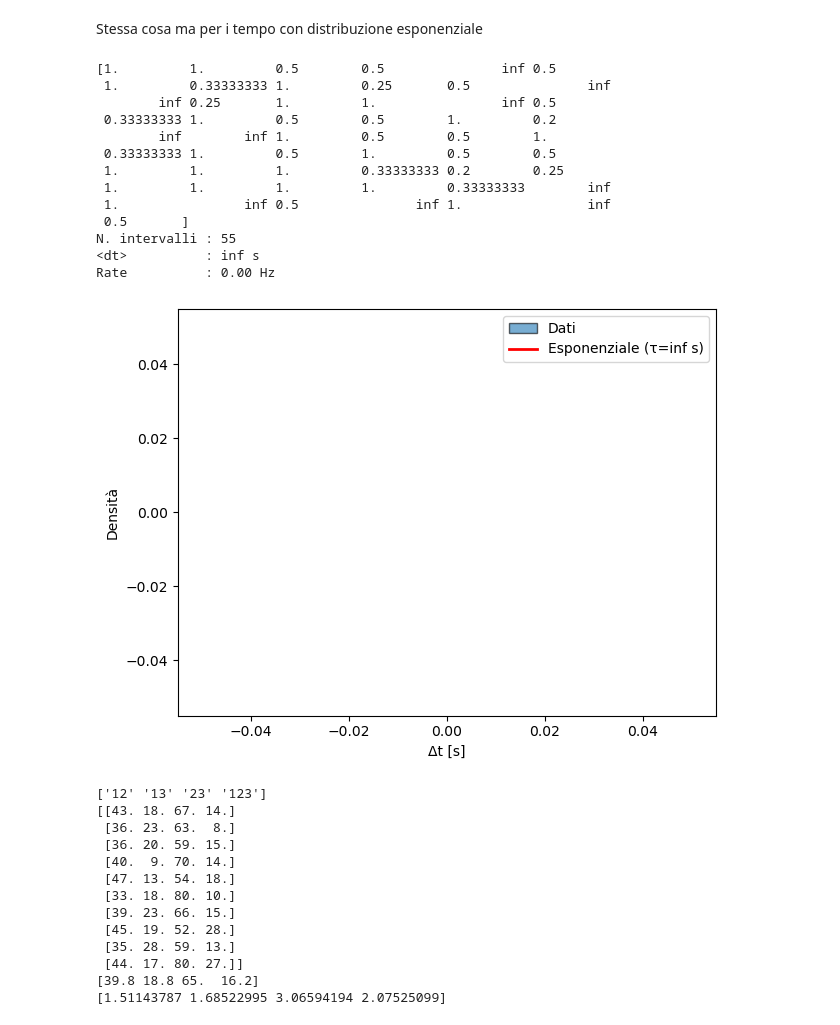
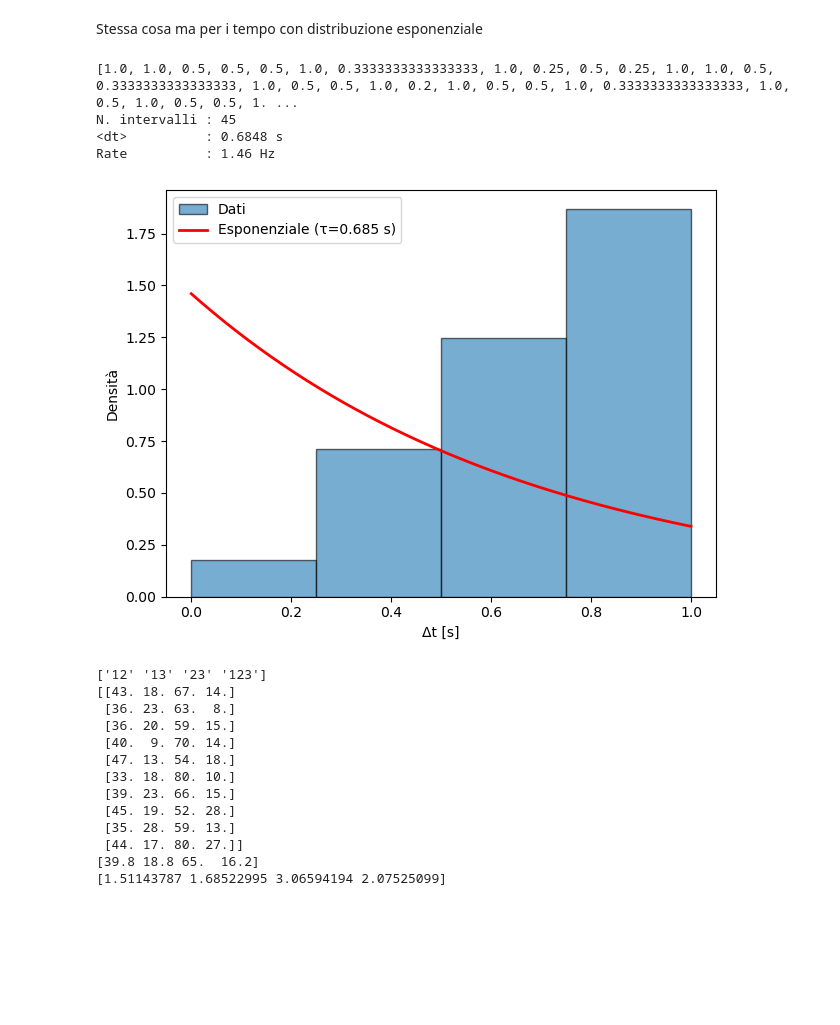
Before and after one commit to sofiamanzini/esperienza-preliminare, a Jupyter notebook: codice.ipynb, the cells around one changed output. Drawn from its saved outputs; the diff is of its cells as text; code cells hidden in the pictures; blank space fills up the shorter version.

```diff
--- a/codice.ipynb
+++ b/codice.ipynb
@@ -133,47 +134,39 @@ Stessa cosa ma per i tempo con distribuzione esponenziale
 # %%
 FILE = "statistichebis.txt"
 n = np.loadtxt(FILE, unpack=True)
 r=n
 t=1/r
+ts= [x for x in t if math.isfinite(x)]
 
-print(t)
+print(ts)
 
+ts=np.array(ts)
+tau = ts.mean()
 
-tau = t.mean()
-
-print(f"N. intervalli : {len(t)}")
+print(f"N. intervalli : {len(ts)}")
 print(f"<dt>          : {tau:.4f} s")
 print(f"Rate          : {1/tau:.2f} Hz")
 
 
 fig, ax = plt.subplots()
-bins = np.linspace(0, np.max(t), 3 )
-ax.hist(t, bins=bins, density=True, alpha=0.6, edgecolor="black", label="Dati")
+bins = np.linspace(0, 1, 5 )
+ax.hist(ts, bins=bins, density=True, alpha=0.6, edgecolor="black", label="Dati")
 
-x = np.linspace(0, bins[-1], 300)
+x = np.linspace(0, 1, 300)
 ax.plot(x, stats.expon.pdf(x, scale=tau), color="red", lw=2,
-        label=f"Esponenziale (τ={tau:.3f} s)")
+       label=f"Esponenziale (τ={tau:.3f} s)")
 
 ax.set_xlabel("Δt [s]")
 ax.set_ylabel("Densità")
 ax.legend()
 plt.tight_layout()
 plt.show()
 # %% [output]
-[1.         1.         0.5        0.5               inf 0.5
- 1.         0.33333333 1.         0.25       0.5               inf
-        inf 0.25       1.         1.                inf 0.5
- 0.33333333 1.         0.5        0.5        1.         0.2
-        inf        inf 1.         0.5        0.5        1.
- 0.33333333 1.         0.5        1.         0.5        0.5
- 1.         1.         1.         0.33333333 0.2        0.25
- 1.         1.         1.         1.         0.33333333        inf
- 1.                inf 0.5               inf 1.                inf
- 0.5       ]
-N. intervalli : 55
-<dt>          : inf s
-Rate          : 0.00 Hz
+[1.0, 1.0, 0.5, 0.5, 0.5, 1.0, 0.3333333333333333, 1.0, 0.25, 0.5, 0.25, 1.0, 1.0, 0.5, 0.3333333333333333, 1.0, 0.5, 0.5, 1.0, 0.2, 1.0, 0.5, 0.5, 1.0, 0.3333333333333333, 1.0, 0.5, 1.0, 0.5, 0.5, 1. ...
+N. intervalli : 45
+<dt>          : 0.6848 s
+Rate          : 1.46 Hz
-[figure, old version]
+[figure, new version]
 # %%
 FILE = "coincidenze.txt"
 data = np.loadtxt(FILE, unpack=True)
```
Also changed, not shown: parts of 1 cell of this notebook, 1 other file.
